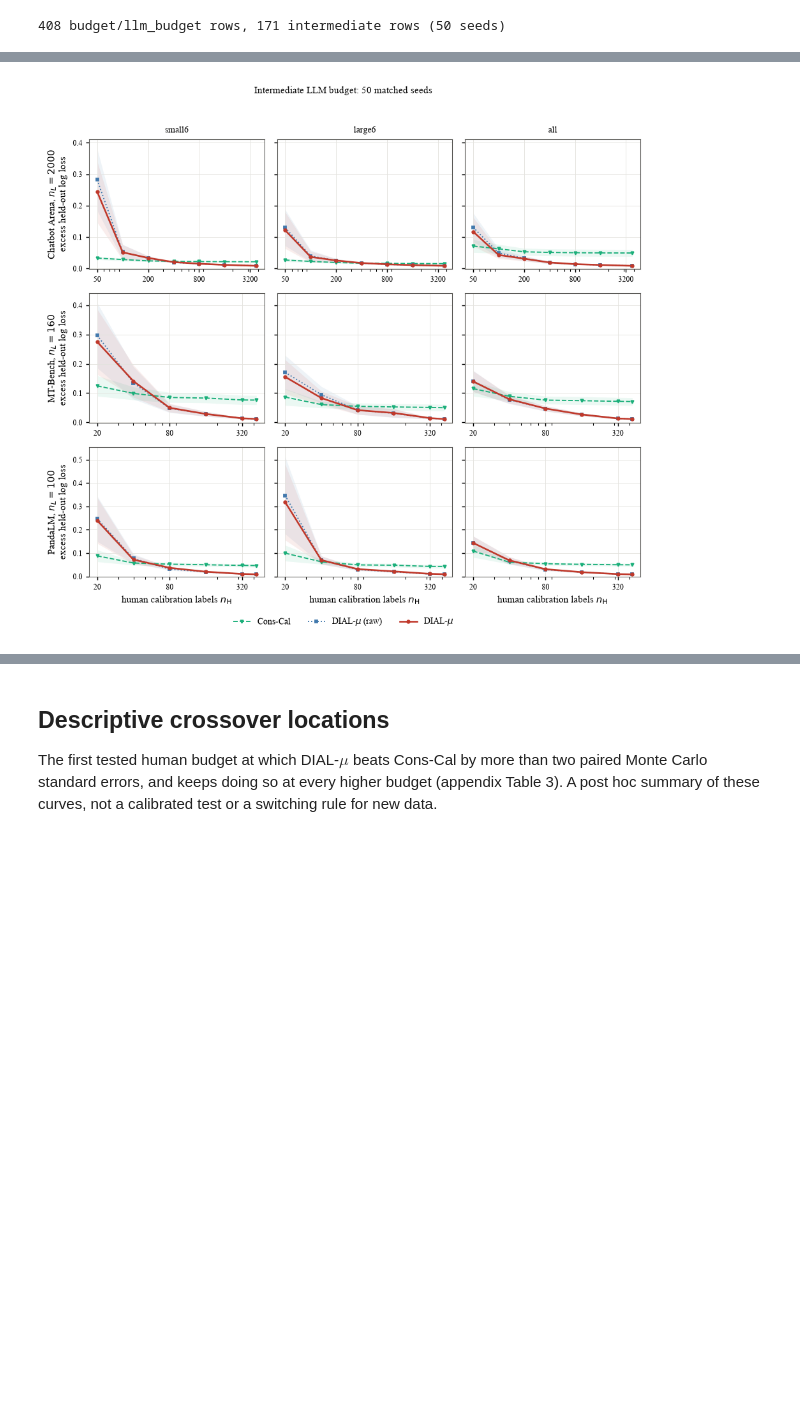
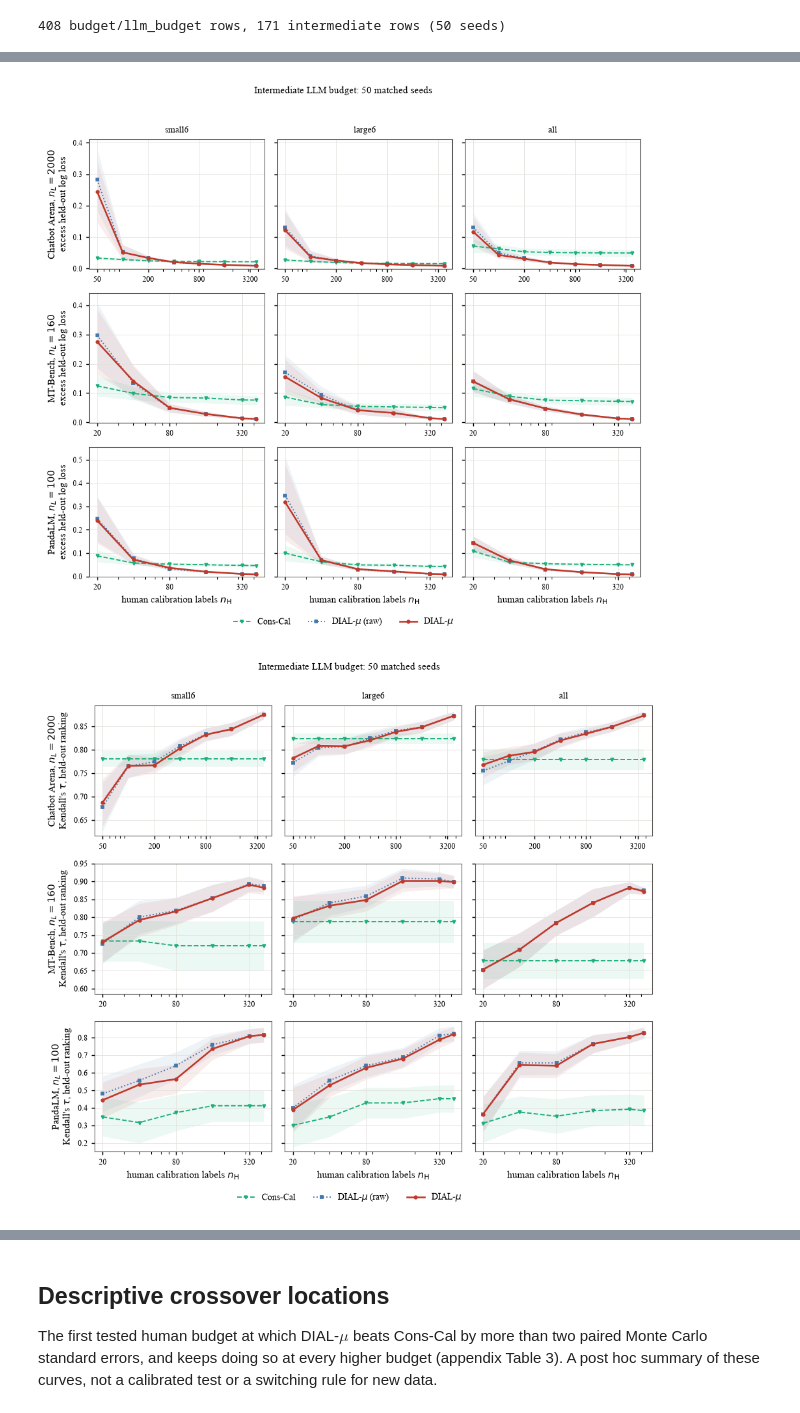
Before and after one commit to JinHongDu-Lab/DIAL, a Jupyter notebook: notebooks/3_panel_budget.ipynb, the cells around one changed output, grey strips where cells are left out. Drawn from its saved outputs; the diff is of its cells as text; code cells hidden in the pictures; blank space fills up the shorter version.

```diff
--- a/notebooks/3_panel_budget.ipynb
+++ b/notebooks/3_panel_budget.ipynb
@@ -89,11 +107,11 @@ LLM-only consensus direction (Cons-Cal) and letting human comparisons update it
 # %%
-with plt.rc_context(RCPARAMS):
-    fig = panel_grid(intermediate, "n_H",
-                     lambda ds: f"{DATASET_LABEL[ds]}, $n_L={INTERMEDIATE_NL[ds]}$\nexcess held-out log loss",
-                     r"human calibration labels $n_{\mathrm{H}}$", METHODS[1:],
-                     titles=["small6", "large6", "all"],
-                     suptitle=f"Intermediate LLM budget: {seeds} matched seeds")
-    fig.savefig(FIGURES / "fig_intermediate_budget.pdf", bbox_inches="tight")
-    plt.show()
+for metric in ("excess", "tau"):
+    LABEL = METRIC[metric]["label"]
+    show(intermediate, "fig_intermediate_budget", metric,
+         x_column="n_H",
+         ylabel=lambda ds, _l=LABEL: f"{DATASET_LABEL[ds]}, $n_L={INTERMEDIATE_NL[ds]}$\n{_l}",
+         xlabel=r"human calibration labels $n_{\mathrm{H}}$", methods=METHODS[1:],
+         titles=PANELS, suptitle=f"Intermediate LLM budget: {seeds} matched seeds")
 # %% [output]
 [figure]
+[figure, added]
```
Also changed, not shown: parts of 10 cells of this notebook, 8 other files.
